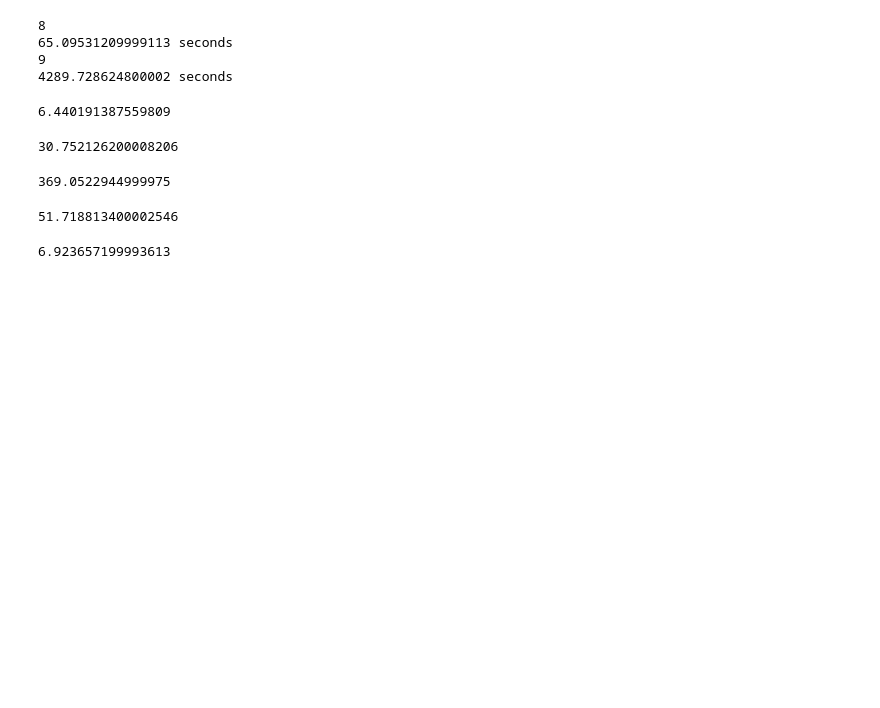
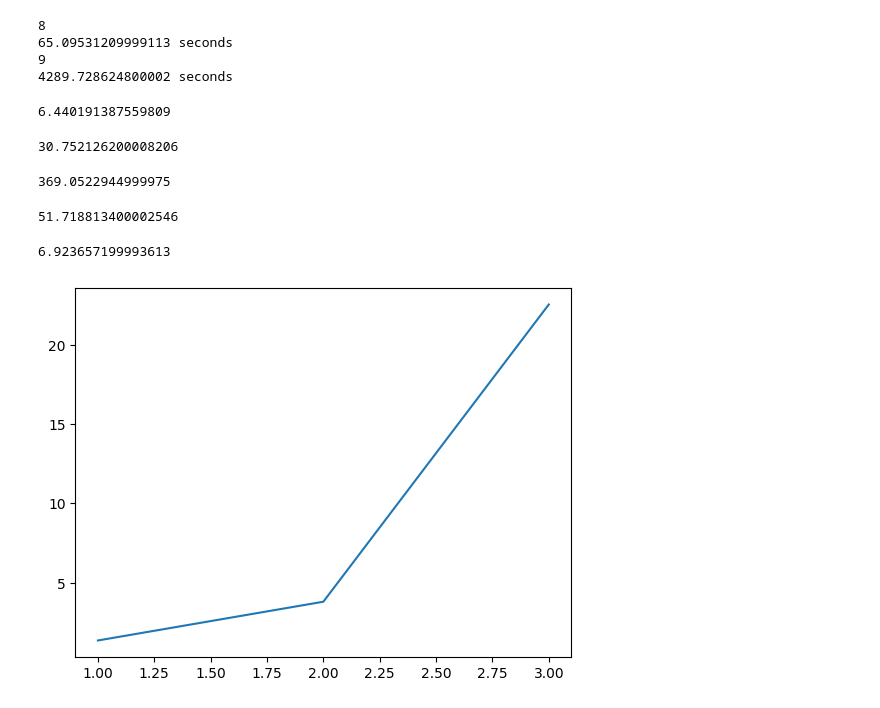
Before and after one commit to zboyd2/influence-maximization, a Jupyter notebook: greedy_optimal_comparison.ipynb, the cells around one changed output. Saved outputs shown, nothing was run; the diff lists cells and outputs as text; code cells hidden in the pictures; blank space fills up the shorter version.

```diff
--- a/greedy_optimal_comparison.ipynb
+++ b/greedy_optimal_comparison.ipynb
@@ -687,0 +693,37 @@ print(end2 - start2)
+# %%
+for i in range(2 * nodes):
+    best = im.minimax_algorithm_opt(graph, config, nodes, depth)
+    config = np.append(config, best)
+# %%
+def matchup_minimax_minimax(graph_laplacian, nodes_per_team=2, depth=np.inf):
+    """This function takes in a graph Laplacian and returns the
+    influence of the minimax algorithm vs the minimax algorithm."""
+
+    config = np.array([])
+
+    for i in range(nodes_per_team):
+        config = np.append(config, im.minimax_algorithm_opt(graph_laplacian, config, nodes_per_team, depth))
+
+        config = np.append(config, im.minimax_algorithm_opt(graph_laplacian, config, nodes_per_team, depth))
+
+    return im.get_influence(graph_laplacian, config.astype(int))[0]
+# %%
+N = 100
+nodes_per_team = 6
+config = np.array([])
+# depth_list = [1, 2, 3, 4, np.inf]
+depth_list = [1, 2, 3, 4]
+start = np.zeros(len(depth_list))
+end = np.zeros(len(depth_list))
+# %%
+for j, depth in enumerate(depth_list):
+    start[j] = time.perf_counter()
+    for i in range(N):
+        graph = im.random_graph(16)
+        matchup_minimax_minimax(graph, nodes_per_team, depth)
+    end[j] = time.perf_counter()
+# %%
+plt.plot(depth_list, end - start)
+plt.show()
+# %% [output]
+[figure, added]
```
Also changed, not shown: parts of 5 cells of this notebook, 2 other files.
